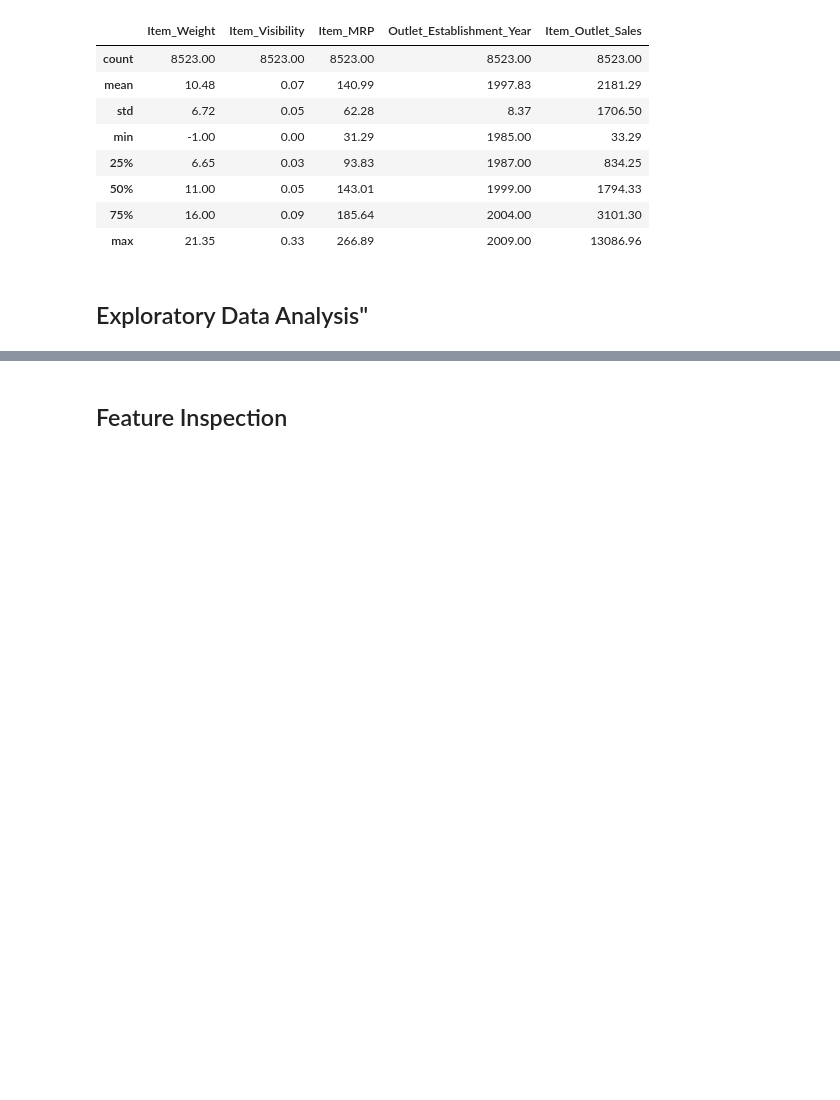
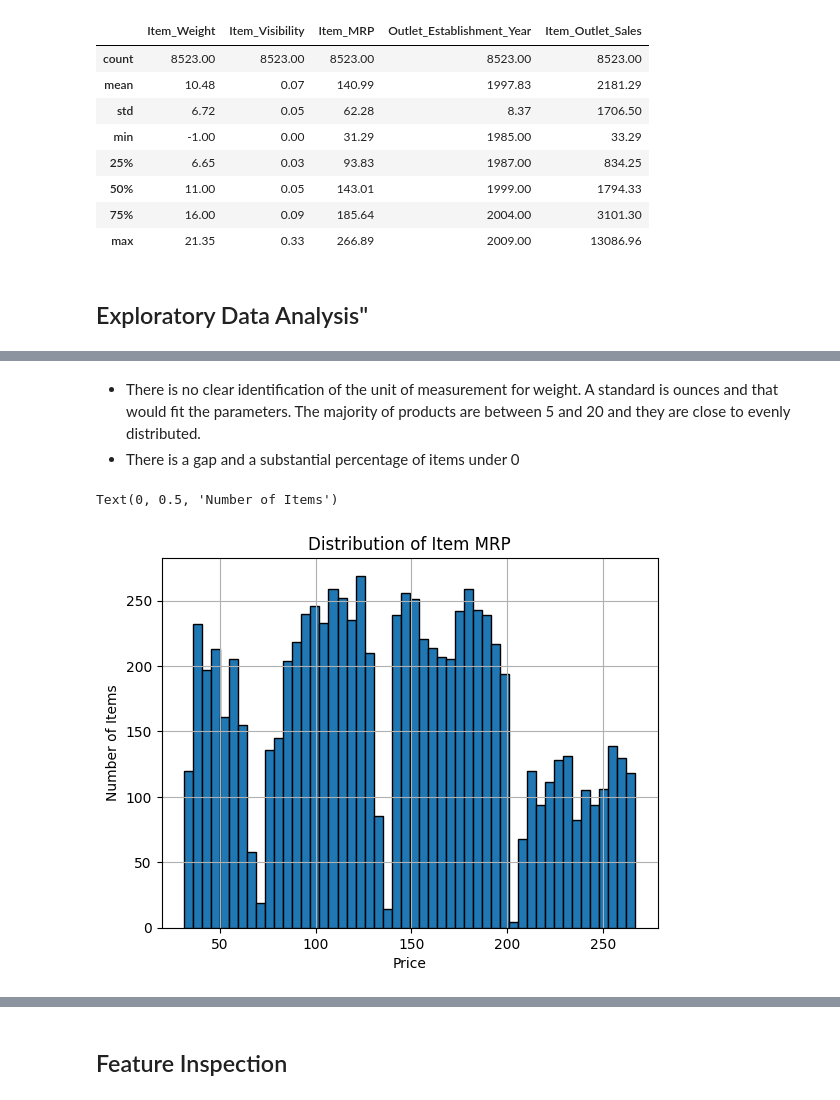
Before and after one commit to DJ-Adams/Prediction-of-Product-Sales, a Jupyter notebook: Prediction_of_Product_Sales.ipynb, the cells around one changed output, grey strips where cells are left out. Drawn from its saved outputs; the diff is of its cells as text; code cells hidden in the pictures; blank space fills up the shorter version.

```diff
--- a/Prediction_of_Product_Sales.ipynb
+++ b/Prediction_of_Product_Sales.ipynb
@@ -302,0 +368,12 @@ df.describe().round(2)
+# %% [markdown]
+- There is no clear identification of the unit of measurement for weight. A standard is ounces and that would fit the parameters. The majority of products are between 5 and 20 and they are close to evenly distributed.
+- There is a gap and a substantial percentage of items under 0
+# %%
+ax = df['Item_MRP'].hist(bins = 50, edgecolor = 'black')
+ax.ticklabel_format(style='plain')
+ax.set_title('Distribution of Item MRP')
+ax.set_xlabel('Price')
+ax.set_ylabel('Number of Items')
+# %% [output]
+Text(0, 0.5, 'Number of Items')
+[figure, added]
```
Also changed, not shown: parts of 35 cells of this notebook.
